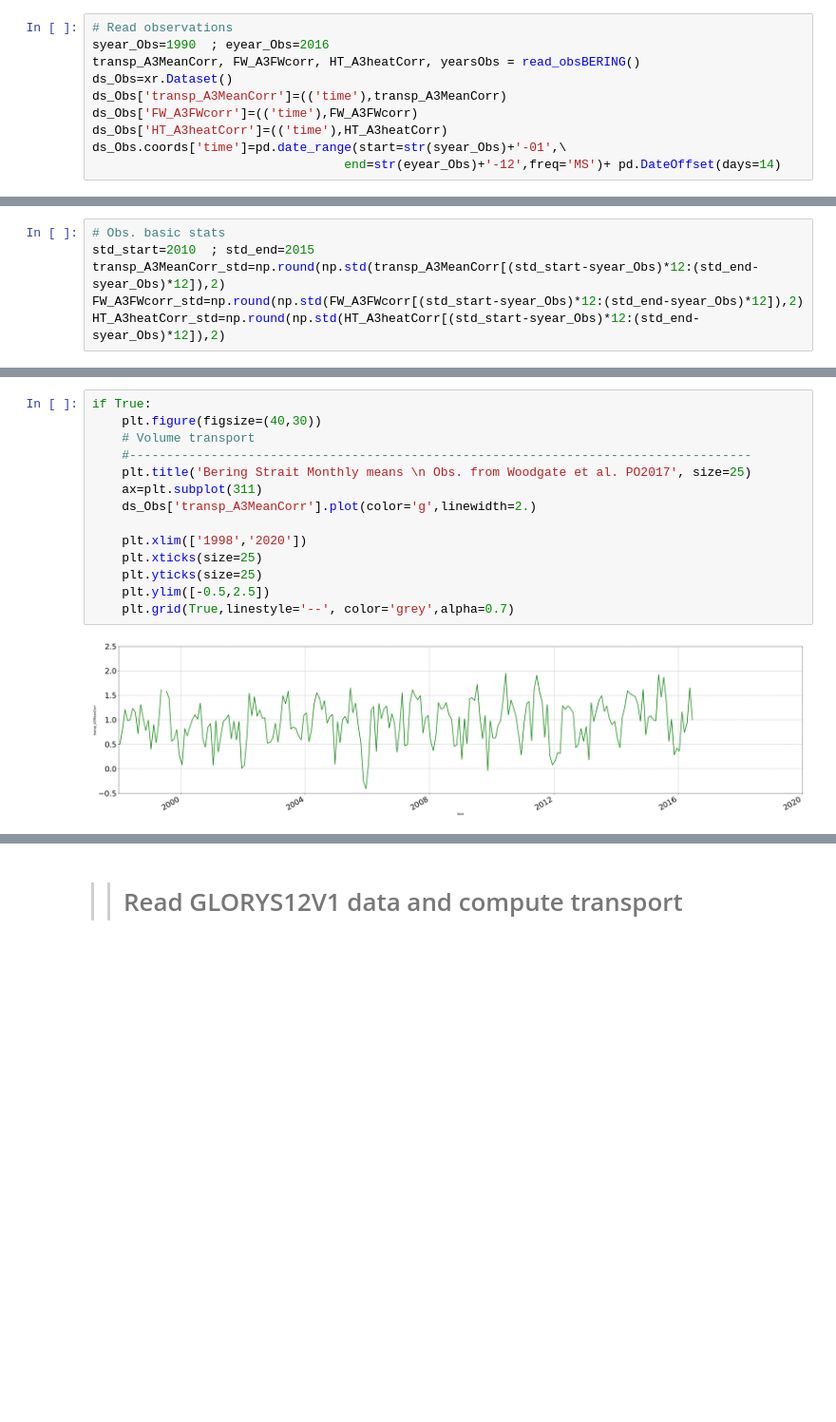
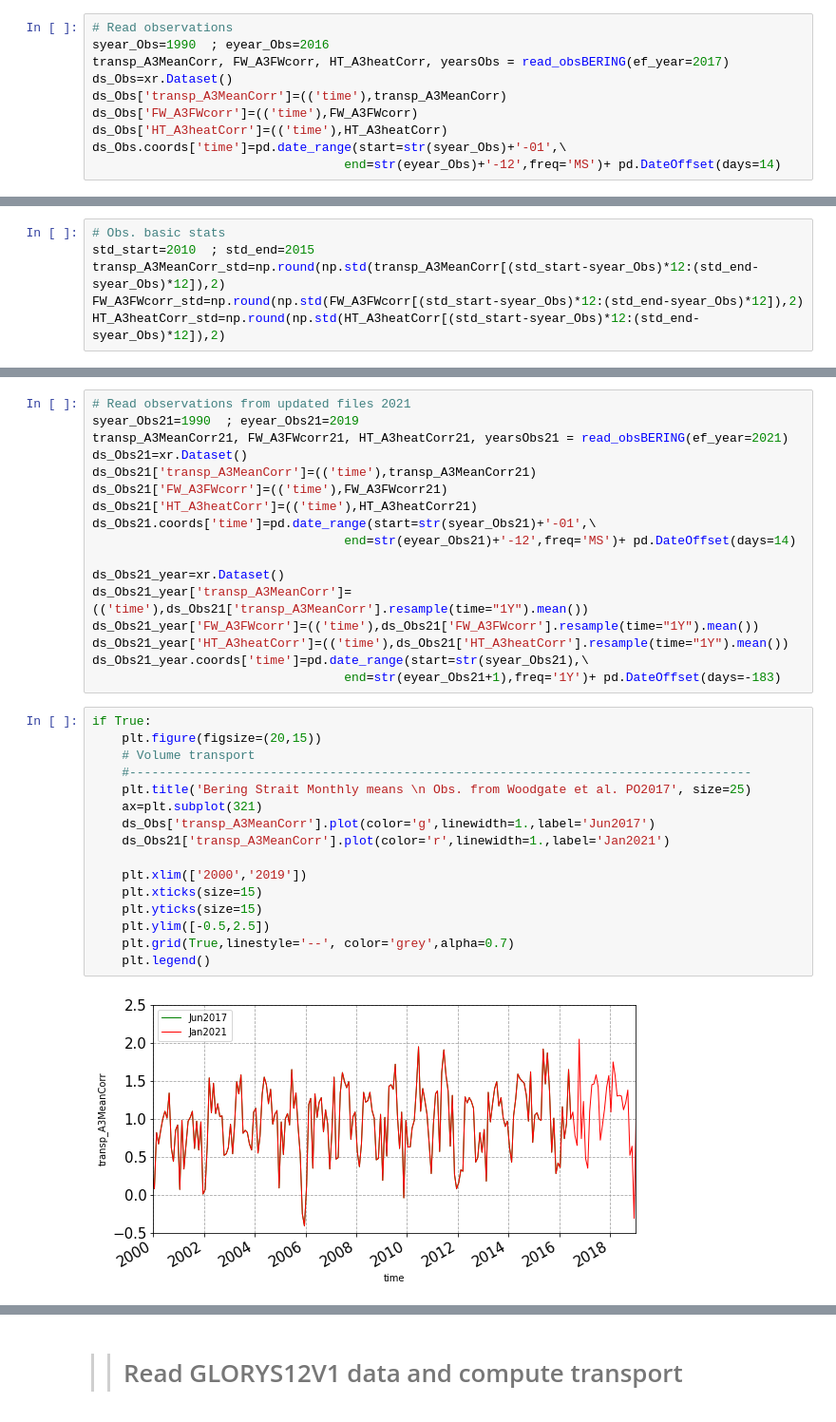
Before and after one commit to ctalandi/TOOLS, a Jupyter notebook: INTERPOLATION/GLORYS12V1/CREG025.L75/BERING/VELOCITY-CORRECTION/Glorys12v1_BERING_BDYs_4CREG025.L75_y19932022.ipynb, the cells around one changed output, grey strips where cells are left out. Shown at 95% size. Drawn from its saved outputs; the diff is of its cells as text; blank space fills up the shorter version.

```diff
--- a/INTERPOLATION/GLORYS12V1/CREG025.L75/BERING/VELOCITY-CORRECTION/Glorys12v1_BERING_BDYs_4CREG025.L75_y19932022.ipynb
+++ b/INTERPOLATION/GLORYS12V1/CREG025.L75/BERING/VELOCITY-CORRECTION/Glorys12v1_BERING_BDYs_4CREG025.L75_y19932022.ipynb
@@ -25,7 +28,7 @@ Thu Mar 16 11:29:38 GMT 2023
 # %%
 # Read observations
 syear_Obs=1990  ; eyear_Obs=2016
-transp_A3MeanCorr, FW_A3FWcorr, HT_A3heatCorr, yearsObs = read_obsBERING()
+transp_A3MeanCorr, FW_A3FWcorr, HT_A3heatCorr, yearsObs = read_obsBERING(ef_year=2017)
 ds_Obs=xr.Dataset()
 ds_Obs['transp_A3MeanCorr']=(('time'),transp_A3MeanCorr)
 ds_Obs['FW_A3FWcorr']=(('time'),FW_A3FWcorr)
@@ -41,16 +73,35 @@ HT_A3heatCorr_std=np.round(np.std(HT_A3heatCorr[(std_start-syear_Obs)*12:(std_en
+# %%
+# Read observations from updated files 2021
+syear_Obs21=1990  ; eyear_Obs21=2019
+transp_A3MeanCorr21, FW_A3FWcorr21, HT_A3heatCorr21, yearsObs21 = read_obsBERING(ef_year=2021)
+ds_Obs21=xr.Dataset()
+ds_Obs21['transp_A3MeanCorr']=(('time'),transp_A3MeanCorr21)
+ds_Obs21['FW_A3FWcorr']=(('time'),FW_A3FWcorr21)
+ds_Obs21['HT_A3heatCorr']=(('time'),HT_A3heatCorr21)
+ds_Obs21.coords['time']=pd.date_range(start=str(syear_Obs21)+'-01',\
+                                  end=str(eyear_Obs21)+'-12',freq='MS')+ pd.DateOffset(days=14)
+
+ds_Obs21_year=xr.Dataset()
+ds_Obs21_year['transp_A3MeanCorr']=(('time'),ds_Obs21['transp_A3MeanCorr'].resample(time="1Y").mean())
+ds_Obs21_year['FW_A3FWcorr']=(('time'),ds_Obs21['FW_A3FWcorr'].resample(time="1Y").mean())
+ds_Obs21_year['HT_A3heatCorr']=(('time'),ds_Obs21['HT_A3heatCorr'].resample(time="1Y").mean())
+ds_Obs21_year.coords['time']=pd.date_range(start=str(syear_Obs21),\
+                                  end=str(eyear_Obs21+1),freq='1Y')+ pd.DateOffset(days=-183)
 # %%
 if True:
-    plt.figure(figsize=(40,30))
+    plt.figure(figsize=(20,15))
     # Volume transport
     #------------------------------------------------------------------------------------
     plt.title('Bering Strait Monthly means \n Obs. from Woodgate et al. PO2017', size=25)
-    ax=plt.subplot(311)
-    ds_Obs['transp_A3MeanCorr'].plot(color='g',linewidth=2.)
+    ax=plt.subplot(321)
+    ds_Obs['transp_A3MeanCorr'].plot(color='g',linewidth=1.,label='Jun2017')
+    ds_Obs21['transp_A3MeanCorr'].plot(color='r',linewidth=1.,label='Jan2021')
 
-    plt.xlim(['1998','2020'])
-    plt.xticks(size=25)
-    plt.yticks(size=25)
+    plt.xlim(['2000','2019'])
+    plt.xticks(size=15)
+    plt.yticks(size=15)
     plt.ylim([-0.5,2.5])
     plt.grid(True,linestyle='--', color='grey',alpha=0.7)
+    plt.legend()
 # %% [output]
-[figure, old version]
+[figure, new version]
```
Also changed, not shown: parts of 6 cells of this notebook, 4 other files.
